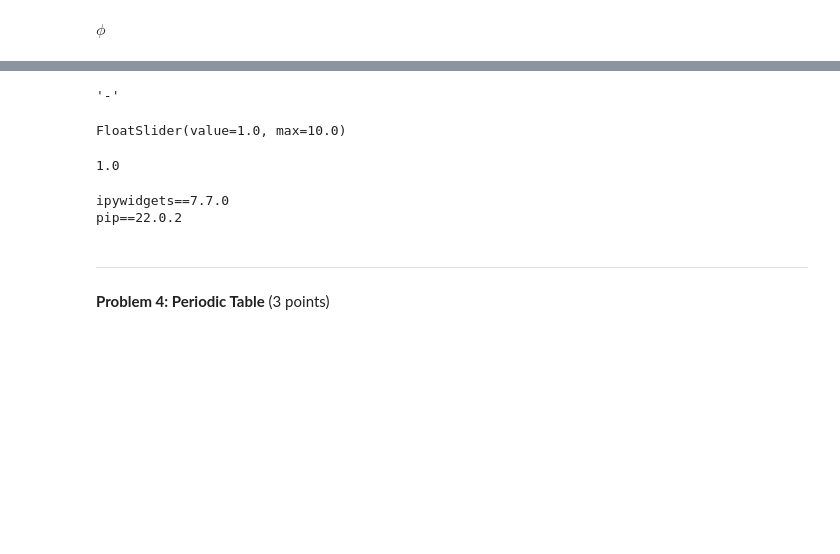
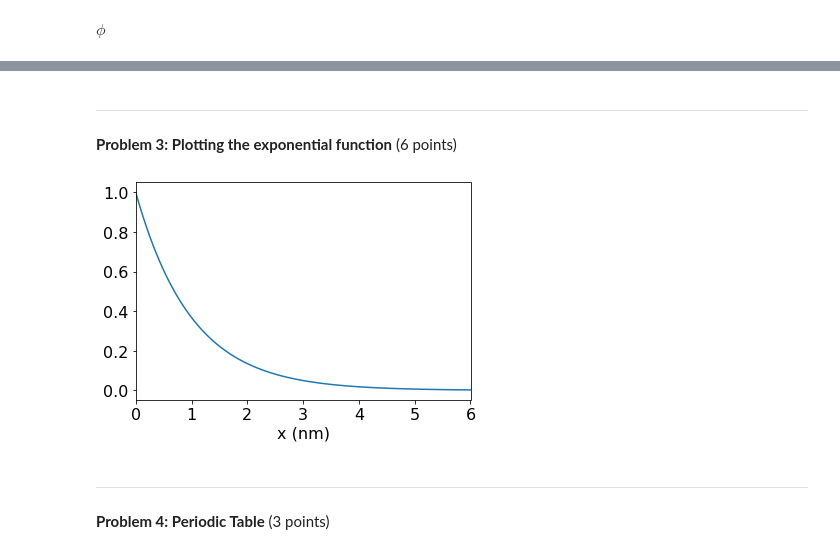
Before and after one commit to btaiii/EE339, a Jupyter notebook: warmup.ipynb, the cells around one changed output, grey strips where cells are left out. Drawn from its saved outputs; the diff is of its cells as text; code cells hidden in the pictures; blank space fills up the shorter version.

```diff
--- a/warmup.ipynb
+++ b/warmup.ipynb
@@ -258,23 +263,23 @@ menu
-# %%
-menu.value
-# %% [output]
-'-'
-# %%
-slider
-# %% [output]
-FloatSlider(value=1.0, max=10.0)
-# %%
-slider.value
-# %% [output]
-1.0
-# %%
-# In[1]:
-
-print('\n'.join(f'{m.__name__}=={m.__version__}' for m in globals().values() if getattr(m, '__version__', None)))
-# %% [output]
-ipywidgets==7.7.0
-pip==22.0.2
 # %%
-displayProblemHeading('Periodic Table',3)
+displayProblemHeading('Plotting the exponential function',6)
 # %% [output]
-<hr><div class='f18'><strong>Problem 4: Periodic Table</strong> (3 points)</div>
+<div class='separator'><hr></div><div class='f18'><strong>Problem 3: Plotting the exponential function</strong> (6 points)</div>
+# %%
+import numpy as np
+import matplotlib
+import matplotlib.pyplot as plt
+import scipy.stats as stats
+
+plt.rcParams.update({'font.size': 16})
+x = np.linspace(start=0, stop=6, num=100)
+y = np.exp(-x)
+plt.xlim(0, 6)
+plt.xlabel('x (nm)')
+plt.plot(x, y)
+plt.show()
+# %% [output]
+[figure, added]
+# %%
+displayProblemHeading('Periodic Table',3)
+# %% [output]
+<div class='separator'><hr></div><div class='f18'><strong>Problem 4: Periodic Table</strong> (3 points)</div>
```
Also changed, not shown: parts of 20 cells of this notebook, 3 other files.
